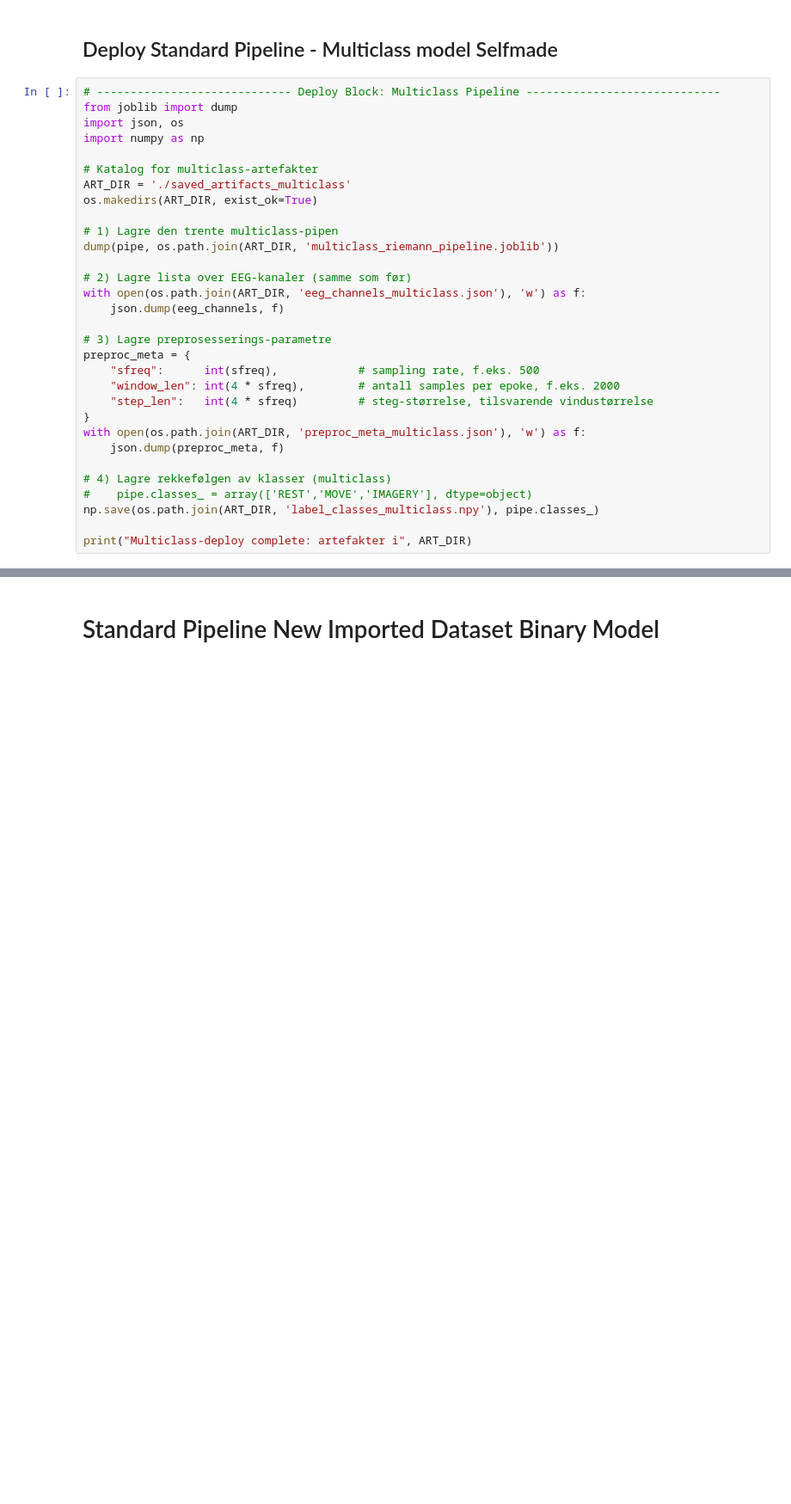
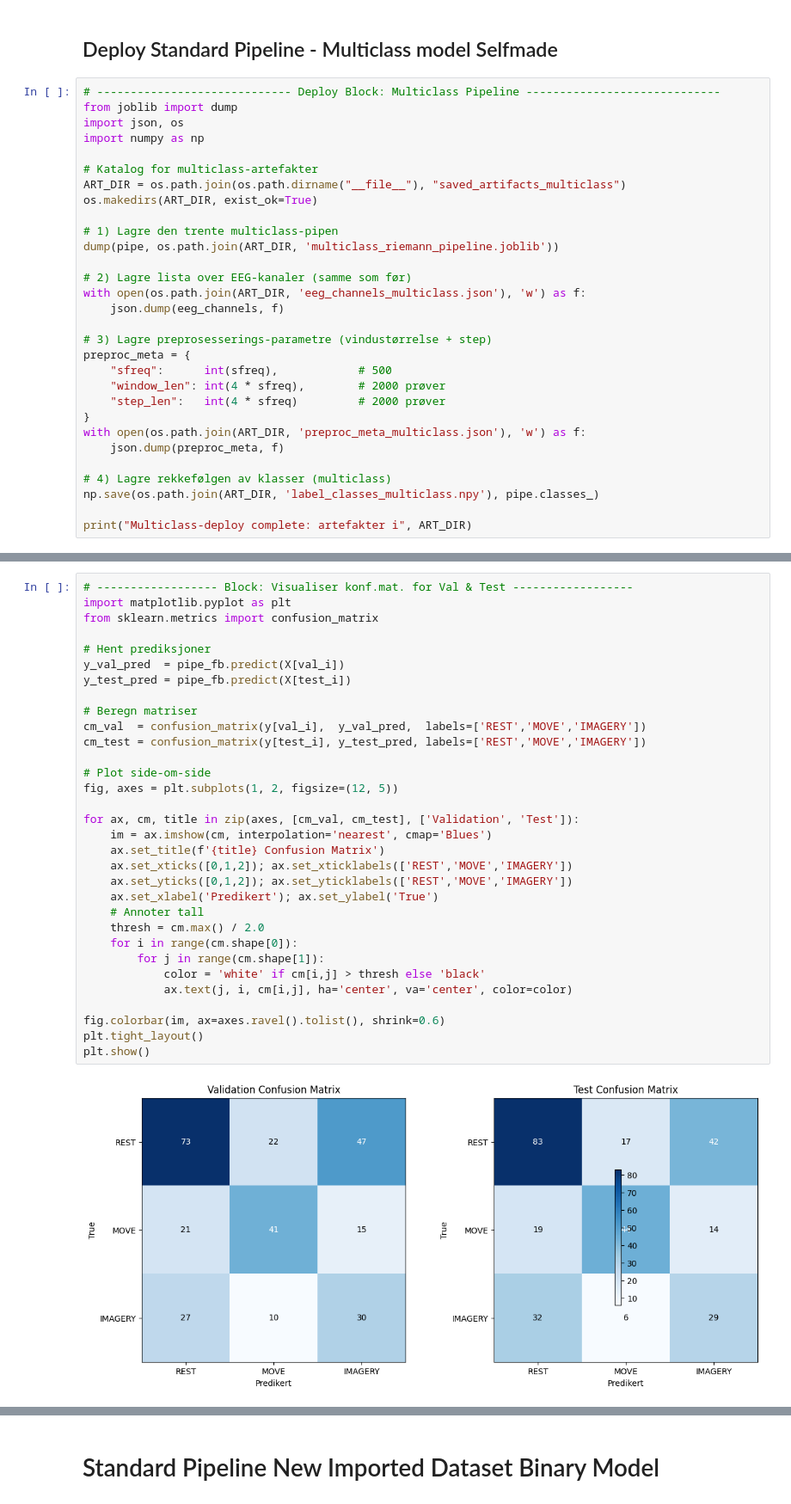
Before and after one commit to akskat/EEG_master, a Jupyter notebook: Standardized Pipeline Selfmade Dataset.ipynb, the cells around one changed output, grey strips where cells are left out. Shown at 86% size. Cells and saved outputs as stored; diff of their text form; blank space fills up the shorter version.

```diff
--- a/Standardized Pipeline Selfmade Dataset.ipynb
+++ b/Standardized Pipeline Selfmade Dataset.ipynb
@@ -1252,7 +1660,7 @@ import json, os
 import numpy as np
 
 # Katalog for multiclass-artefakter
-ART_DIR = './saved_artifacts_multiclass'
+ART_DIR = os.path.join(os.path.dirname("__file__"), "saved_artifacts_multiclass")
 os.makedirs(ART_DIR, exist_ok=True)
 
 # 1) Lagre den trente multiclass-pipen
@@ -1262,17 +1670,16 @@ dump(pipe, os.path.join(ART_DIR, 'multiclass_riemann_pipeline.joblib'))
 with open(os.path.join(ART_DIR, 'eeg_channels_multiclass.json'), 'w') as f:
     json.dump(eeg_channels, f)
 
-# 3) Lagre preprosesserings-parametre
+# 3) Lagre preprosesserings-parametre (vindustørrelse + step)
 preproc_meta = {
-    "sfreq":      int(sfreq),            # sampling rate, f.eks. 500
-    "window_len": int(4 * sfreq),        # antall samples per epoke, f.eks. 2000
-    "step_len":   int(4 * sfreq)         # steg-størrelse, tilsvarende vindustørrelse
+    "sfreq":      int(sfreq),            # 500
+    "window_len": int(4 * sfreq),        # 2000 prøver
+    "step_len":   int(4 * sfreq)         # 2000 prøver
 }
 with open(os.path.join(ART_DIR, 'preproc_meta_multiclass.json'), 'w') as f:
     json.dump(preproc_meta, f)
 
 # 4) Lagre rekkefølgen av klasser (multiclass)
-#    pipe.classes_ = array(['REST','MOVE','IMAGERY'], dtype=object)
 np.save(os.path.join(ART_DIR, 'label_classes_multiclass.npy'), pipe.classes_)
 
 print("Multiclass-deploy complete: artefakter i", ART_DIR)
@@ -1278,0 +1862,34 @@ print("Multiclass-deploy complete: artefakter i", ART_DIR)
+# %%
+# ------------------ Block: Visualiser konf.mat. for Val & Test ------------------
+import matplotlib.pyplot as plt
+from sklearn.metrics import confusion_matrix
+
+# Hent prediksjoner
+y_val_pred  = pipe_fb.predict(X[val_i])
+y_test_pred = pipe_fb.predict(X[test_i])
+
+# Beregn matriser
+cm_val  = confusion_matrix(y[val_i],  y_val_pred,  labels=['REST','MOVE','IMAGERY'])
+cm_test = confusion_matrix(y[test_i], y_test_pred, labels=['REST','MOVE','IMAGERY'])
+
+# Plot side‐om‐side
+fig, axes = plt.subplots(1, 2, figsize=(12, 5))
+
+for ax, cm, title in zip(axes, [cm_val, cm_test], ['Validation', 'Test']):
+    im = ax.imshow(cm, interpolation='nearest', cmap='Blues')
+    ax.set_title(f'{title} Confusion Matrix')
+    ax.set_xticks([0,1,2]); ax.set_xticklabels(['REST','MOVE','IMAGERY'])
+    ax.set_yticks([0,1,2]); ax.set_yticklabels(['REST','MOVE','IMAGERY'])
+    ax.set_xlabel('Predikert'); ax.set_ylabel('True')
+    # Annoter tall
+    thresh = cm.max() / 2.0
+    for i in range(cm.shape[0]):
+        for j in range(cm.shape[1]):
+            color = 'white' if cm[i,j] > thresh else 'black'
+            ax.text(j, i, cm[i,j], ha='center', va='center', color=color)
+
+fig.colorbar(im, ax=axes.ravel().tolist(), shrink=0.6)
+plt.tight_layout()
+plt.show()
+# %% [output]
+[figure, added]
```
Also changed, not shown: parts of 33 cells of this notebook, 14 other files.
